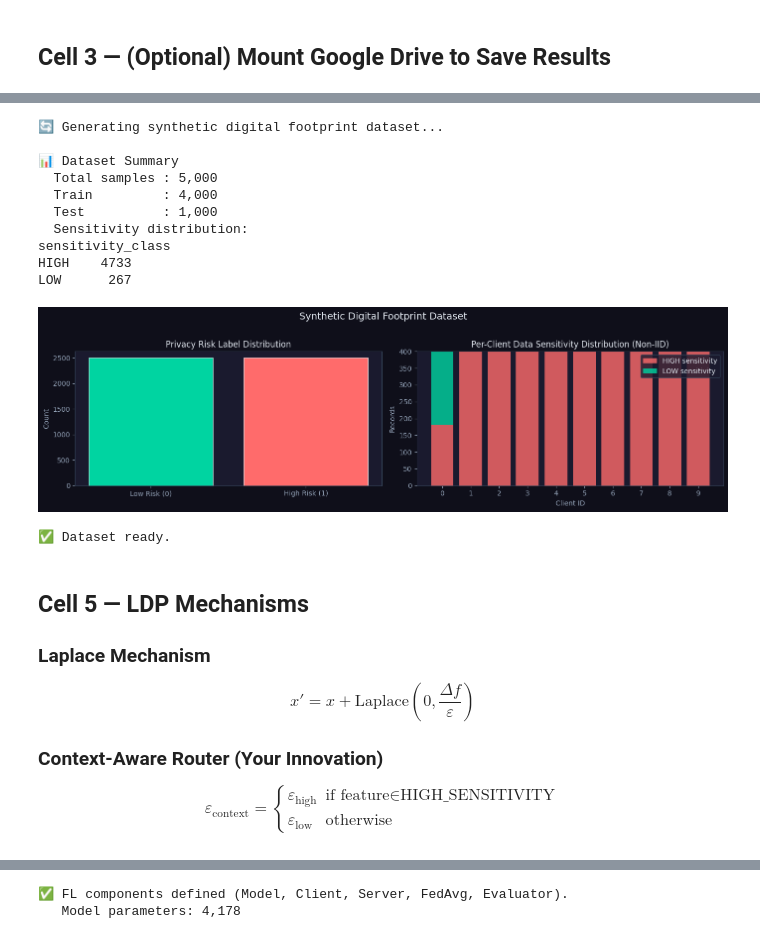
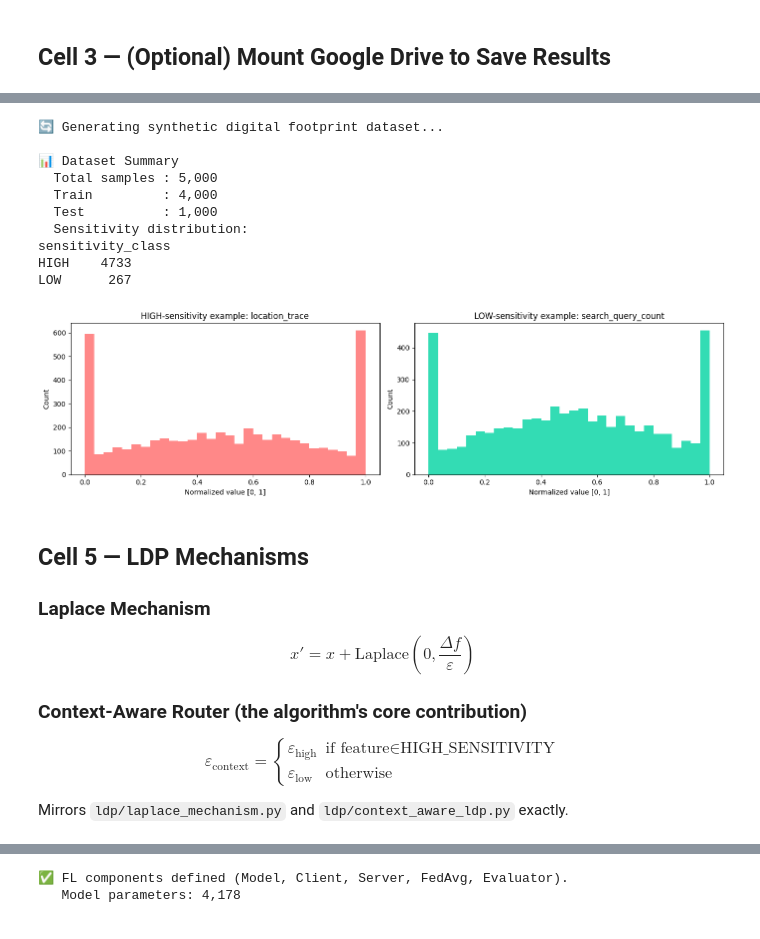
Before and after one commit to chukyobi/Hybrid-LDP-FL-Privacy, a Jupyter notebook: Hybrid_LDP_FL_Colab.ipynb, the cells around one changed output, grey strips where cells are left out. Cells and saved outputs as stored; diff of their text form; code cells hidden in the pictures.

```diff
--- a/Hybrid_LDP_FL_Colab.ipynb
+++ b/Hybrid_LDP_FL_Colab.ipynb
@@ -149,28 +166,27 @@ Simulates digital footprint metadata from `NUM_CLIENTS` user devices.
 # %%
 def generate_dataset(n_samples=NUM_SAMPLES):
-    """Generate synthetic digital footprint dataset with sensitivity labels."""
+    '''Generate synthetic digital footprint dataset with sensitivity labels.
+    Mirrors data/data_generator.py::generate_dataset exactly.'''
     data = {}
-    # High-sensitivity: wider distribution → more identifying
     for feat in HIGH_SENSITIVITY_FEATURES:
-        data[feat] = np.random.normal(0.5, 0.4, n_samples).clip(0, 1)
-    # Low-sensitivity: tighter distribution
+        data[feat] = np.random.normal(loc=0.5, scale=0.4, size=n_samples).clip(0, 1)
     for feat in LOW_SENSITIVITY_FEATURES:
-        data[feat] = np.random.normal(0.5, 0.15, n_samples).clip(0, 1)
+        data[feat] = np.random.normal(loc=0.5, scale=0.35, size=n_samples).clip(0, 1)
 
     df = pd.DataFrame(data)
 
-    # Binary label: privacy-risk level
-    risk_score = df[HIGH_SENSITIVITY_FEATURES].mean(axis=1) + np.random.normal(0, 0.05, n_samples)
+    high_score = df[HIGH_SENSITIVITY_FEATURES].mean(axis=1)
+    low_score  = df[LOW_SENSITIVITY_FEATURES].mean(axis=1)
+    risk_score = 0.3 * high_score + 0.7 * low_score + np.random.normal(0, 0.02, n_samples)
     df['label'] = (risk_score > risk_score.median()).astype(int)
 
-    # Sensitivity class per record
     high_mask = (df[HIGH_SENSITIVITY_FEATURES] > 0.7).any(axis=1)
     df['sensitivity_class'] = np.where(high_mask, 'HIGH', 'LOW')
     return df
 
 
 def split_for_clients(df, n_clients=NUM_CLIENTS):
-    """Non-IID shard: clients with higher IDs receive more HIGH-sensitivity records."""
+    '''Non-IID shard: clients with higher IDs receive more HIGH-sensitivity records.'''
     df_sorted = df.sort_values('sensitivity_class', ascending=False).reset_index(drop=True)
     return np.array_split(df_sorted, n_clients)
 
@@ -179,73 +195,52 @@ def split_for_clients(df, n_clients=NUM_CLIENTS):
 print('🔄 Generating synthetic digital footprint dataset...')
 df_full = generate_dataset()
 
 test_n   = int(len(df_full) * TEST_SPLIT)
 df_test  = df_full.sample(n=test_n, random_state=SEED)
 df_train = df_full.drop(df_test.index)
 client_shards = split_for_clients(df_train)
 
 print(f'\n📊 Dataset Summary')
 print(f'  Total samples : {len(df_full):,}')
 print(f'  Train         : {len(df_train):,}')
 print(f'  Test          : {len(df_test):,}')
 print(f'  Sensitivity distribution:')
 print(df_full['sensitivity_class'].value_counts().to_string())
 
-# ── Visualize ─────────────────────────────────────────────────────────────────
+# ── Visualize feature distributions ──────────────────────────────────────────
 fig, axes = plt.subplots(1, 2, figsize=(14, 4))
-fig.patch.set_facecolor('#0f0f1a')
-
+axes[0].hist(df_full[HIGH_SENSITIVITY_FEATURES[0]], bins=30, color='#ff6b6b', alpha=0.8)
+axes[0].set_title(f'HIGH-sensitivity example: {HIGH_SENSITIVITY_FEATURES[0]}')
+axes[1].hist(df_full[LOW_SENSITIVITY_FEATURES[0]], bins=30, color='#00d4a1', alpha=0.8)
+axes[1].set_title(f'LOW-sensitivity example: {LOW_SENSITIVITY_FEATURES[0]}')
 for ax in axes:
-    ax.set_facecolor('#1a1a2e')
-    ax.tick_params(colors='#94a3b8')
-    ax.spines[:].set_color('#334155')
-
-# Label distribution
-label_counts = df_full['label'].value_counts()
-axes[0].bar(['Low Risk (0)', 'High Risk (1)'], label_counts.values,
-            color=['#00d4a1', '#ff6b6b'], edgecolor='white', linewidth=0.5)
-axes[0].set_title('Privacy Risk Label Distribution', color='#e2e8f0', fontsize=12)
-axes[0].set_ylabel('Count', color='#94a3b8')
-
-# Sensitivity class per client
-high_counts = [int((shard['sensitivity_class'] == 'HIGH').sum()) for shard in client_shards]
-low_counts  = [int((shard['sensitivity_class'] == 'LOW').sum())  for shard in client_shards]
-x = np.arange(NUM_CLIENTS)
-axes[1].bar(x, high_counts, label='HIGH sensitivity', color='#ff6b6b', alpha=0.8)
-axes[1].bar(x, low_counts, bottom=high_counts, label='LOW sensitivity', color='#00d4a1', alpha=0.8)
-axes[1].set_title('Per-Client Data Sensitivity Distribution (Non-IID)', color='#e2e8f0', fontsize=12)
-axes[1].set_xlabel('Client ID', color='#94a3b8')
-axes[1].set_ylabel('Records', color='#94a3b8')
-axes[1].legend(facecolor='#1a1a2e', edgecolor='#334155', labelcolor='#e2e8f0')
-axes[1].set_xticks(x)
-
-plt.suptitle('Synthetic Digital Footprint Dataset', color='#e2e8f0', fontsize=14, y=1.02)
+    ax.set_xlabel('Normalized value [0, 1]')
+    ax.set_ylabel('Count')
 plt.tight_layout()
-plt.savefig('plots/dataset_overview.png', dpi=150, bbox_inches='tight',
-            facecolor='#0f0f1a')
+plt.savefig('plots/feature_distributions.png', dpi=150, bbox_inches='tight')
 plt.show()
-print('✅ Dataset ready.')
 # %% [output]
 🔄 Generating synthetic digital footprint dataset...
 
 📊 Dataset Summary
   Total samples : 5,000
   Train         : 4,000
   Test          : 1,000
   Sensitivity distribution:
 sensitivity_class
 HIGH    4733
 LOW      267
-[figure, old version]
+[figure, new version]
-✅ Dataset ready.
 # %% [markdown]
 ## Cell 5 — LDP Mechanisms
 
 ### Laplace Mechanism
 $$x' = x + \text{Laplace}\left(0, \frac{\Delta f}{\varepsilon}\right)$$
 
-### Context-Aware Router (Your Innovation)
+### Context-Aware Router (the algorithm's core contribution)
 $$\varepsilon_{\text{context}} = \begin{cases} \varepsilon_{\text{high}} & \text{if feature} \in \text{HIGH\_SENSITIVITY} \\ \varepsilon_{\text{low}} & \text{otherwise} \end{cases}$$
+
+Mirrors `ldp/laplace_mechanism.py` and `ldp/context_aware_ldp.py` exactly.
 # %%
 # ══════════════════════════════════════════════════════════════════════════════
 #  LAPLACE MECHANISM
```
Also changed, not shown: parts of 30 cells of this notebook, 44 other files.
